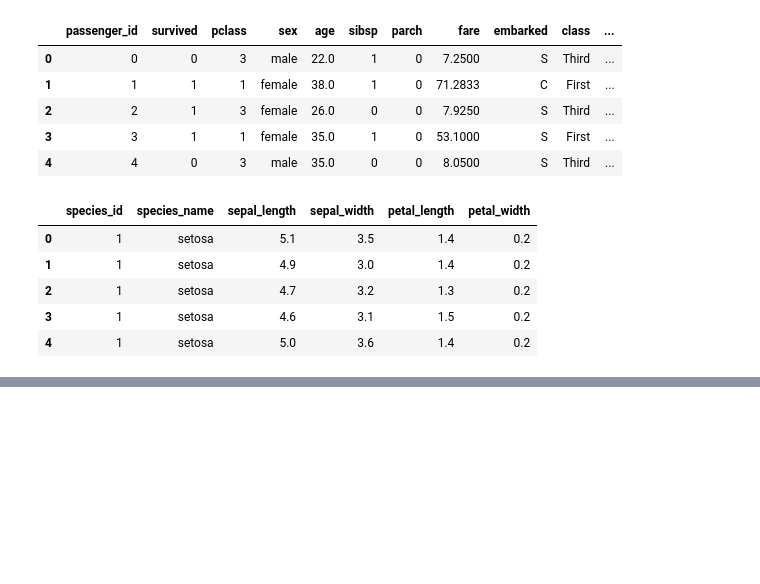
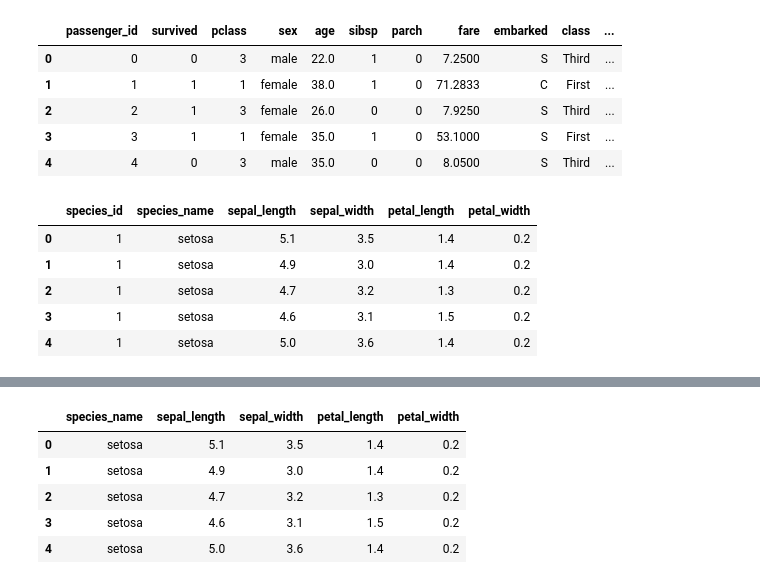
Before and after one commit to CurtisJohansen/classification-exercises, a Jupyter notebook: classification_exercises.ipynb, the cells around one changed output, grey strips where cells are left out. Saved outputs shown, nothing was run; the diff lists cells and outputs as text; code cells hidden in the pictures; blank space fills up the shorter version.

```diff
--- a/classification_exercises.ipynb
+++ b/classification_exercises.ipynb
@@ -367,0 +377,4 @@ iris_df.head()
+# %%
+# 1. Use the function defined in acquire.py to load the iris data.
+
+iris_df = get_iris_data()
@@ -367,0 +390,14 @@ iris_df.head()
+# %%
+# 2. Drop the species_id and measurement_id columns.
+
+# Excluded measurement_id column in sql query in the acquire.py
+
+iris_df = iris_df.drop(columns = ['species_id'])
+iris_df.head()
+# %% [output]
+|  | species_name | sepal_length | sepal_width | petal_length | petal_width |
+| 0 | setosa | 5.1 | 3.5 | 1.4 | 0.2 |
+| 1 | setosa | 4.9 | 3.0 | 1.4 | 0.2 |
+| 2 | setosa | 4.7 | 3.2 | 1.3 | 0.2 |
+| 3 | setosa | 4.6 | 3.1 | 1.5 | 0.2 |
+| 4 | setosa | 5.0 | 3.6 | 1.4 | 0.2 |
```
Also changed, not shown: parts of 11 cells of this notebook.
